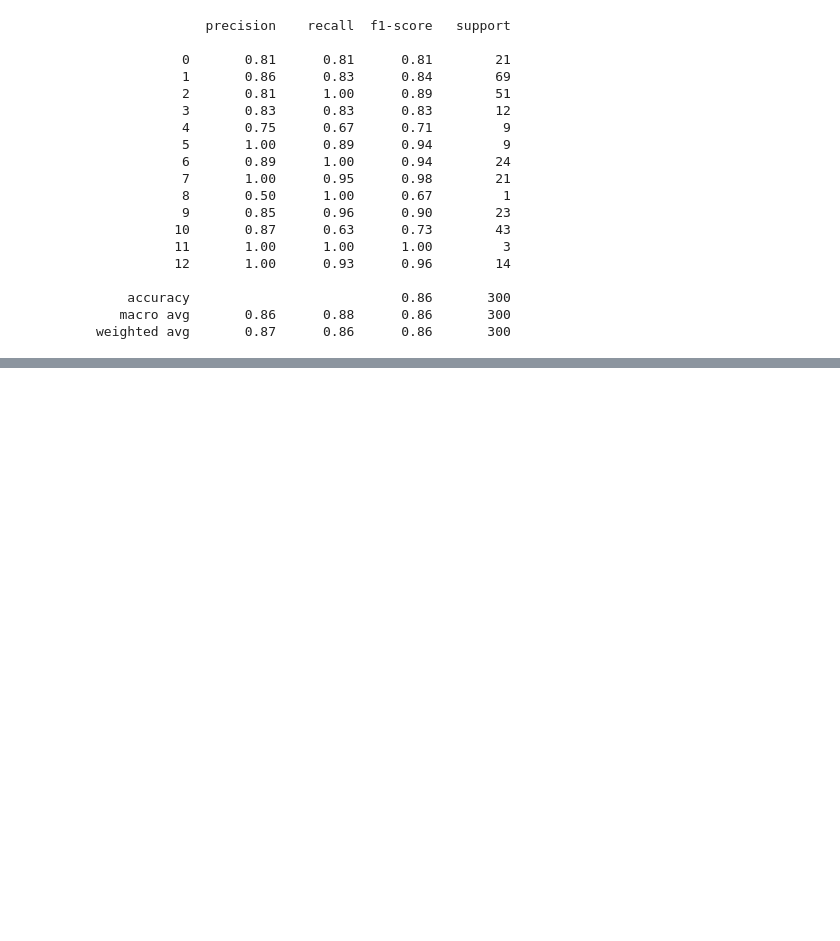
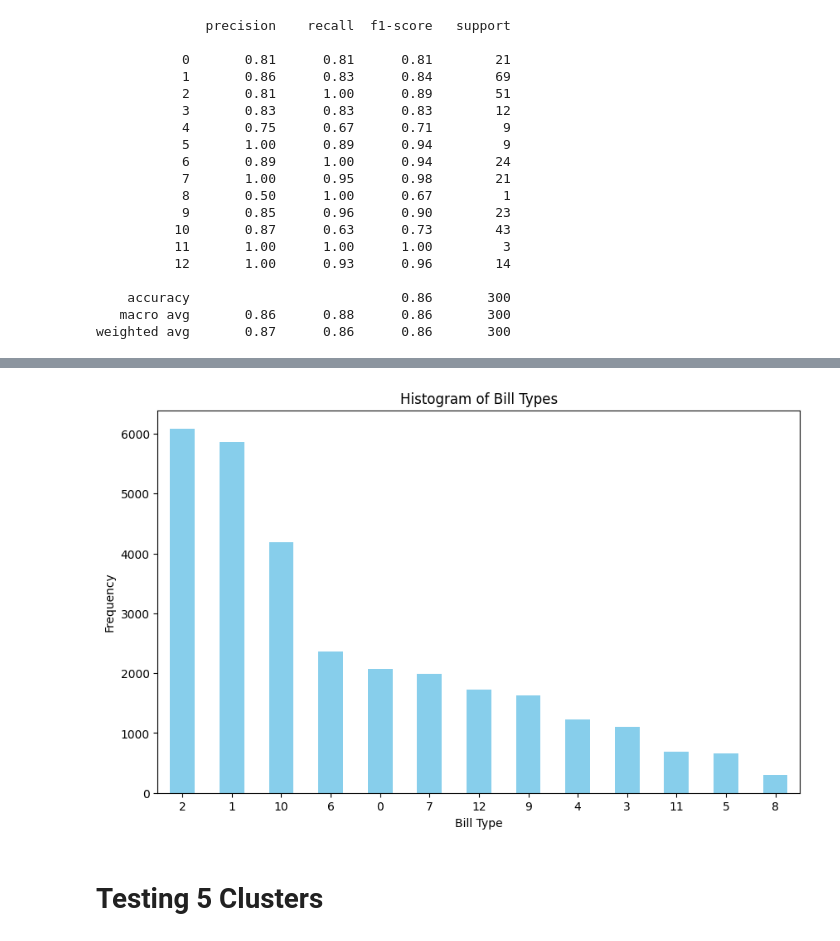
Before and after one commit to LunarSphere/2025_SC_LEGISLATION, a Jupyter notebook: 4300_course_project.ipynb, the cells around one changed output, grey strips where cells are left out. Drawn from its saved outputs; the diff is of its cells as text; code cells hidden in the pictures; blank space fills up the shorter version.

Commit message:
updated notebook for 13vv5 clusters and frequency visualizaiton

```diff
--- a/4300_course_project.ipynb
+++ b/4300_course_project.ipynb
@@ -38,7 +39,7 @@ df_list = []
 
 # Load each CSV and append to the list
 for session in sessions:
-    file_path = f"../data/{session}th_assembly_bills.csv"
+    file_path = f"../../data/{session}th_assembly_bills.csv"
     df = pd.read_csv(file_path)
     df_list.append(df)
 
@@ -255,0 +249,13 @@ df_Bill["bill_type"] = model.predict(df_Bill["context"])
+# %%
+## add discussion of 5 clusters vs 13 clusters
+plt.figure(figsize=(10, 6))
+df_Bill['bill_type'].value_counts().plot(kind='bar', color='skyblue')
+plt.title('Histogram of Bill Types')
+plt.xlabel('Bill Type')
+plt.ylabel('Frequency')
+plt.xticks(rotation=0)
+plt.show()
+# %% [output]
+[figure, added]
+# %% [markdown]
+# Testing 5 Clusters
```
Also changed, not shown: parts of 7 cells of this notebook.
